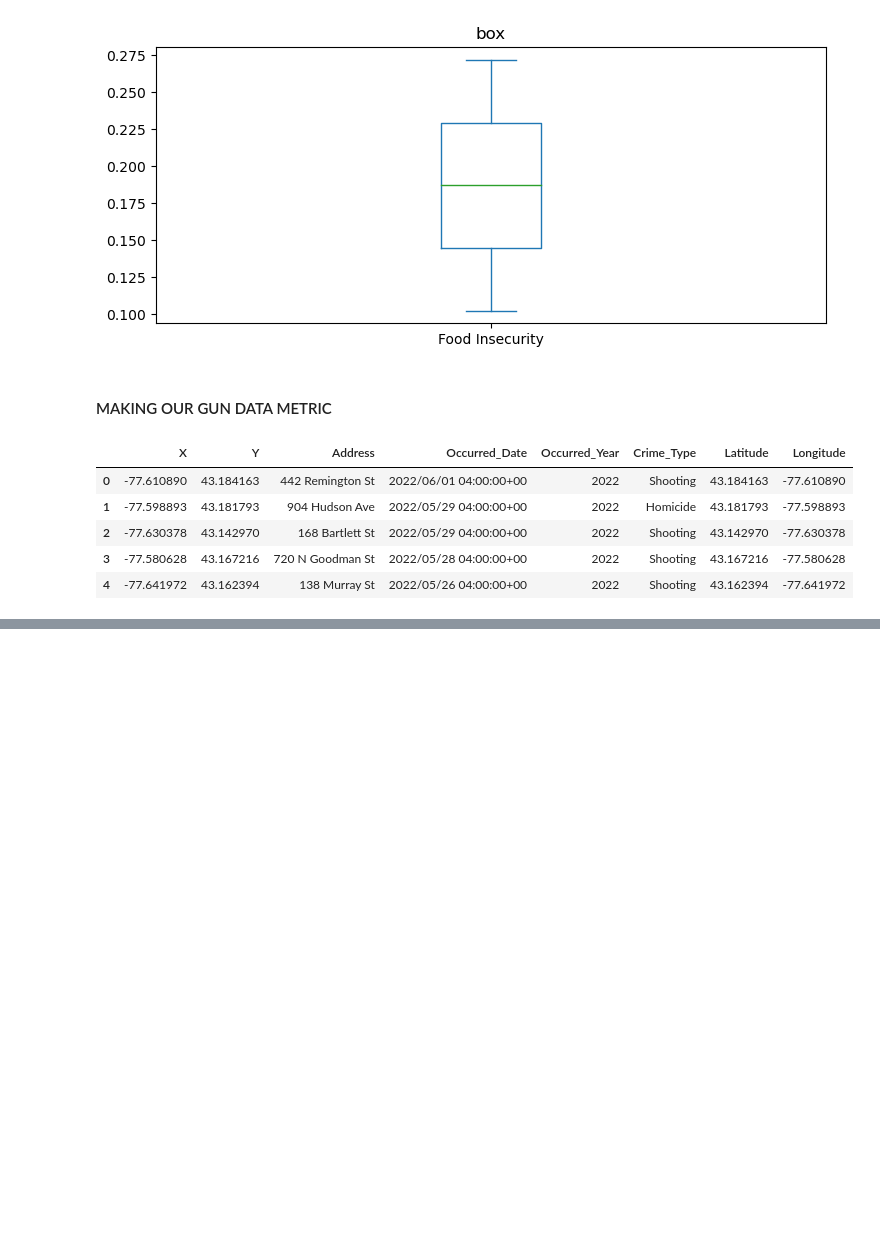
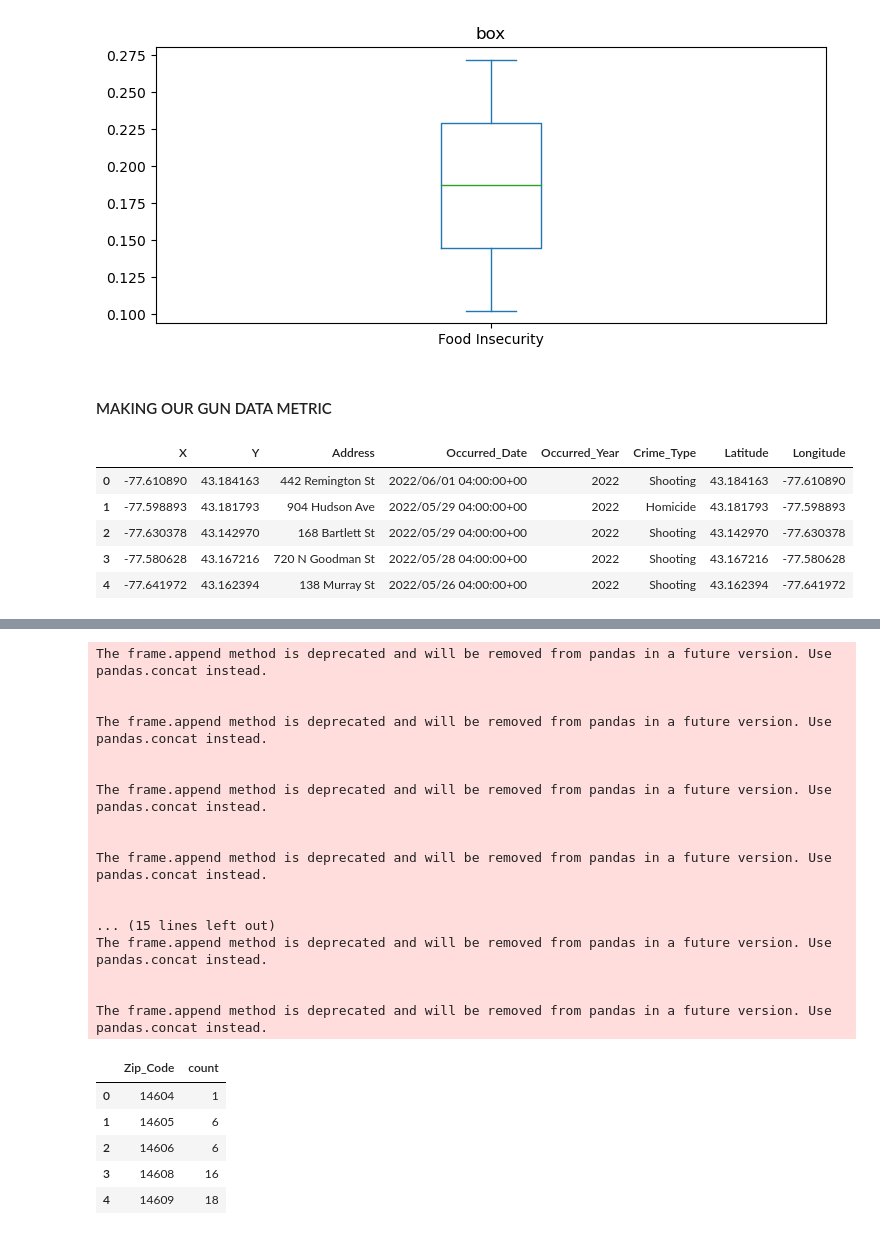
Before and after one commit to javac0f/RocGunHungerEda, a Jupyter notebook: jared_try.ipynb, the cells around one changed output, grey strips where cells are left out. Saved outputs shown, nothing was run; the diff lists cells and outputs as text; code cells hidden in the pictures; blank space fills up the shorter version.

```diff
--- a/jared_try.ipynb
+++ b/jared_try.ipynb
@@ -266,0 +264,42 @@ gun_count = gun_data.groupby(["Zip_code"])["X"].count().reset_index(name="count"
+# %%
+# GROUP BY ZIP CODE
+gun_count = gun_data.groupby(["Zip_Code"])["X"].count().reset_index(name="count")
+
+# ADD MISSING ZIP CODES
+allzip = list(range(14604, 14624))
+allzip.append(14626)
+allzip.append(14627)
+allzip.append(14642)
+
+zip_gun = gun_count["Zip_Code"].tolist()
+zip_gun = {int(x) for x in zip_gun}
+zip_noinclude = list(set(allzip) - set(zip_gun))
+
+for i in range(len(zip_noinclude)):
+    gun_count = gun_count.append({'Zip_Code': zip_noinclude[i], 'count': 0}, ignore_index=True)
+
+gun_count.head()
+# %% [output]
+The frame.append method is deprecated and will be removed from pandas in a future version. Use pandas.concat instead.
+
+
+The frame.append method is deprecated and will be removed from pandas in a future version. Use pandas.concat instead.
+
+
+The frame.append method is deprecated and will be removed from pandas in a future version. Use pandas.concat instead.
+
+
+The frame.append method is deprecated and will be removed from pandas in a future version. Use pandas.concat instead.
+
+
+... (15 lines left out)
+The frame.append method is deprecated and will be removed from pandas in a future version. Use pandas.concat instead.
+
+
+The frame.append method is deprecated and will be removed from pandas in a future version. Use pandas.concat instead.
+|  | Zip_Code | count |
+| 0 | 14604 | 1 |
+| 1 | 14605 | 6 |
+| 2 | 14606 | 6 |
+| 3 | 14608 | 16 |
+| 4 | 14609 | 18 |
```
Also changed, not shown: parts of 6 cells of this notebook.
